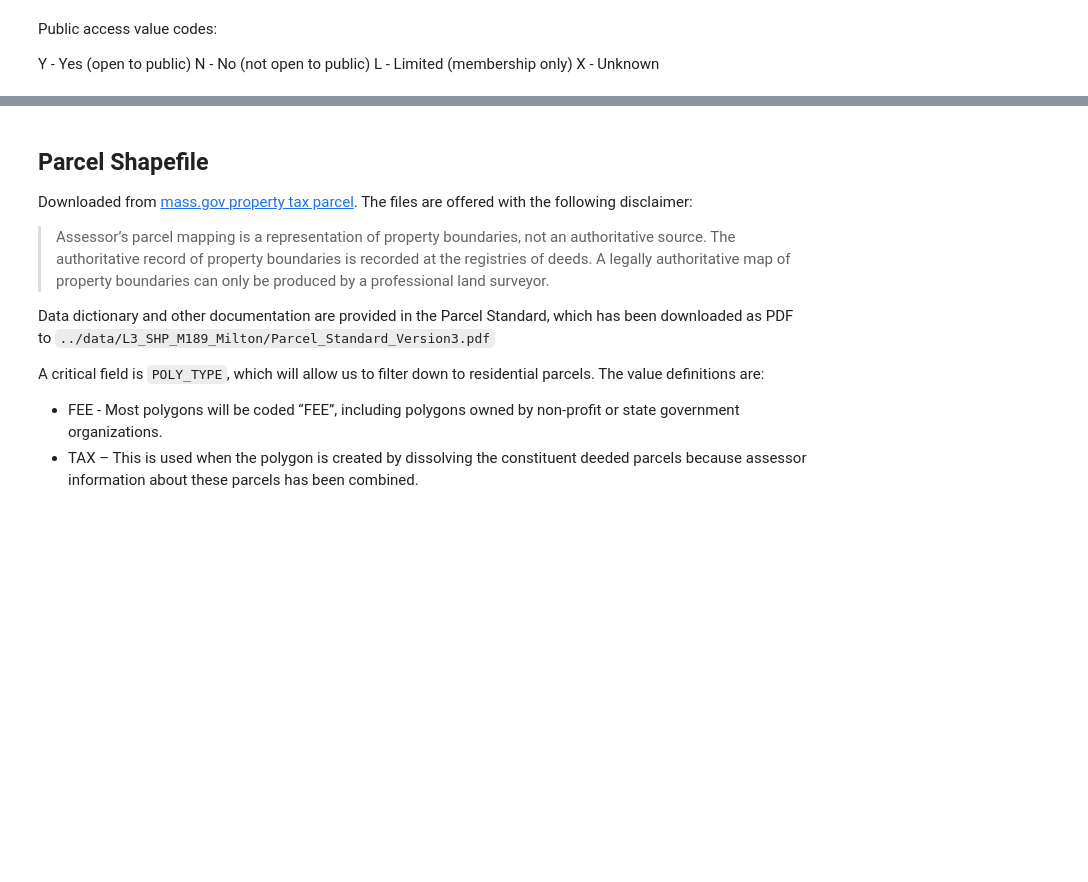
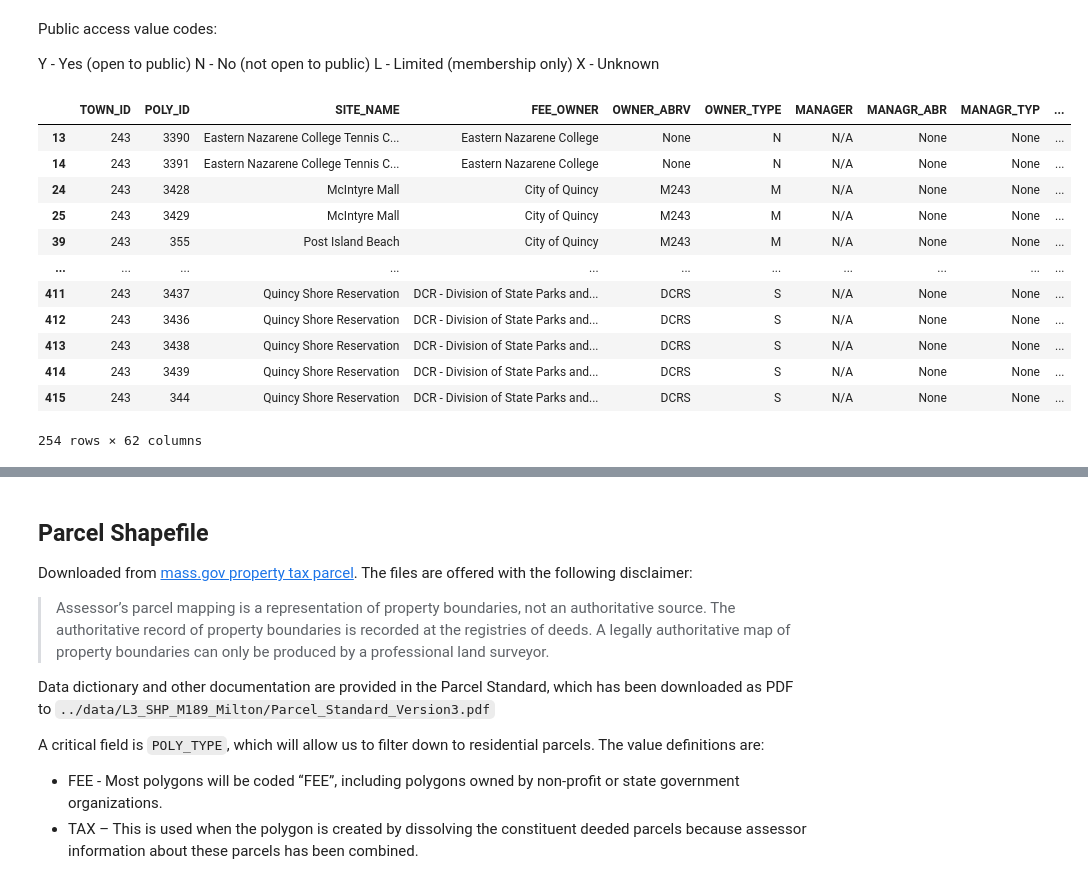
Before and after one commit to ahasha/milton_maps, a Jupyter notebook: notebooks/milton_maps.ipynb, the cells around one changed output, grey strips where cells are left out. Drawn from its saved outputs; the diff is of its cells as text; code cells hidden in the pictures; blank space fills up the shorter version.

Commit message:
Adding openspace processing

```diff
--- a/notebooks/milton_maps.ipynb
+++ b/notebooks/milton_maps.ipynb
@@ -138,4 +137,20 @@ Y - Yes (open to public)
 N - No (not open to public)
 L - Limited (membership only)
 X - Unknown
+# %%
+openspace[openspace.MANAGER=="N/A"]
+# %% [output]
+|  | TOWN_ID | POLY_ID | SITE_NAME | FEE_OWNER | OWNER_ABRV | OWNER_TYPE | MANAGER | MANAGR_ABR | MANAGR_TYP | ... |
+| 13 | 243 | 3390 | Eastern Nazarene College Tennis C... | Eastern Nazarene College | None | N | N/A | None | None | ... |
+| 14 | 243 | 3391 | Eastern Nazarene College Tennis C... | Eastern Nazarene College | None | N | N/A | None | None | ... |
+| 24 | 243 | 3428 | McIntyre Mall | City of Quincy | M243 | M | N/A | None | None | ... |
+| 25 | 243 | 3429 | McIntyre Mall | City of Quincy | M243 | M | N/A | None | None | ... |
+| 39 | 243 | 355 | Post Island Beach | City of Quincy | M243 | M | N/A | None | None | ... |
+| ... | ... | ... | ... | ... | ... | ... | ... | ... | ... | ... |
+| 411 | 243 | 3437 | Quincy Shore Reservation | DCR - Division of State Parks and... | DCRS | S | N/A | None | None | ... |
+| 412 | 243 | 3436 | Quincy Shore Reservation | DCR - Division of State Parks and... | DCRS | S | N/A | None | None | ... |
+| 413 | 243 | 3438 | Quincy Shore Reservation | DCR - Division of State Parks and... | DCRS | S | N/A | None | None | ... |
+| 414 | 243 | 3439 | Quincy Shore Reservation | DCR - Division of State Parks and... | DCRS | S | N/A | None | None | ... |
+| 415 | 243 | 344 | Quincy Shore Reservation | DCR - Division of State Parks and... | DCRS | S | N/A | None | None | ... |
+254 rows × 62 columns
 # %%
```
Also changed, not shown: parts of 7 cells of this notebook, 9 other files.
